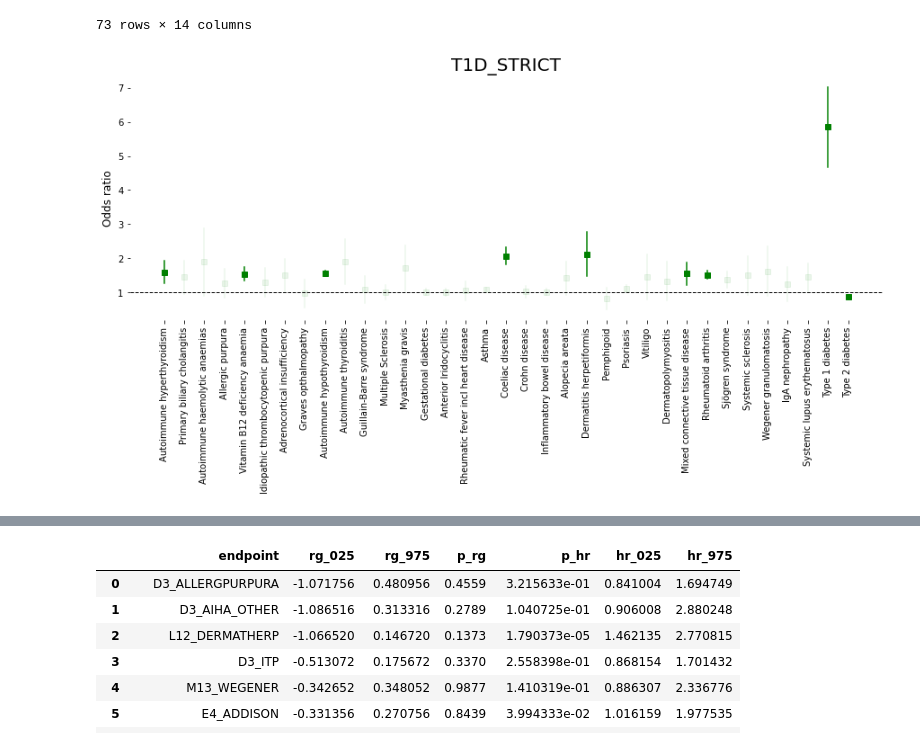
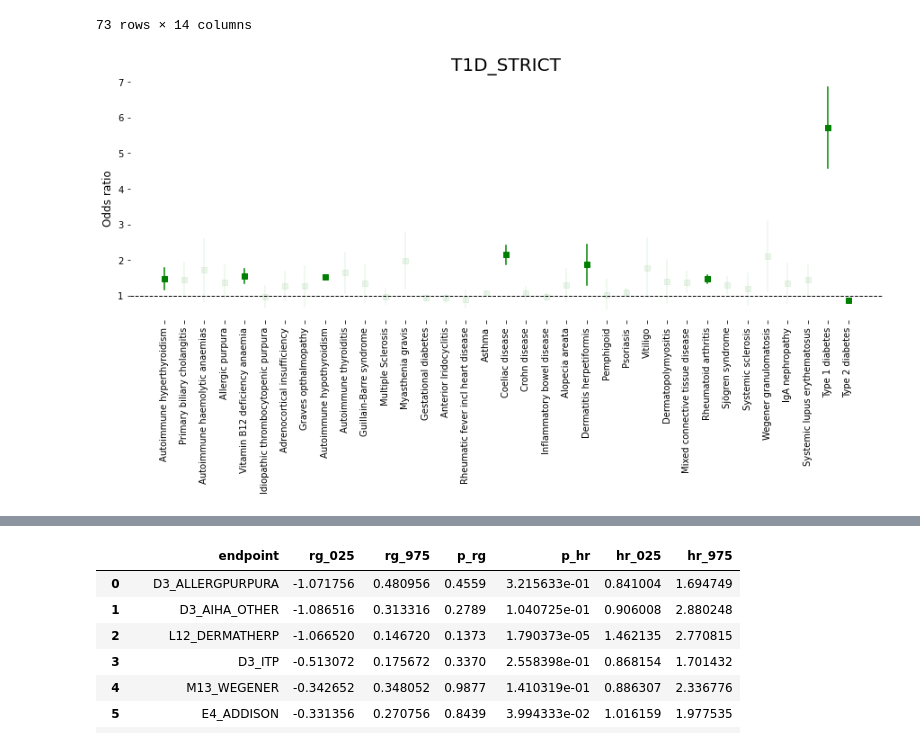
Before and after one commit to dsgelab/familial_tractories, a Jupyter notebook: ldsc.ipynb, the cells around one changed output, grey strips where cells are left out. Saved outputs shown, nothing was run; the diff lists cells and outputs as text; code cells hidden in the pictures.

```diff
--- a/ldsc.ipynb
+++ b/ldsc.ipynb
@@ -395,10 +395,10 @@ registry_res
 | 72 | 72 | T2D | girl | mother | 0.049526 | 2.540297e-03 | 0.781482 | 0.948925 | 3976 | 2715 | ... |
 73 rows × 14 columns
 # %%
-# registry_res = pd.read_excel(res_dir+'summary_of_ADs.xlsx', sheet_name='registry_res')
+registry_res = pd.read_excel(res_dir+'summary_of_ADs.xlsx', sheet_name='registry_res')
 eps_sig = plot_odds_ratio(registry_res[(registry_res.who == 'parent')&(~registry_res.endpoint.isin(['G6_OTHDEMYEL', 'G6_DISSOTH']))], 'T1D_STRICT')
 # %% [output]
-[figure, old version]
+[figure, new version]
 # %%
 def process_crossed_data(dataset, note):
     """
```
Also changed, not shown: parts of 3 cells of this notebook, 1 other file.
